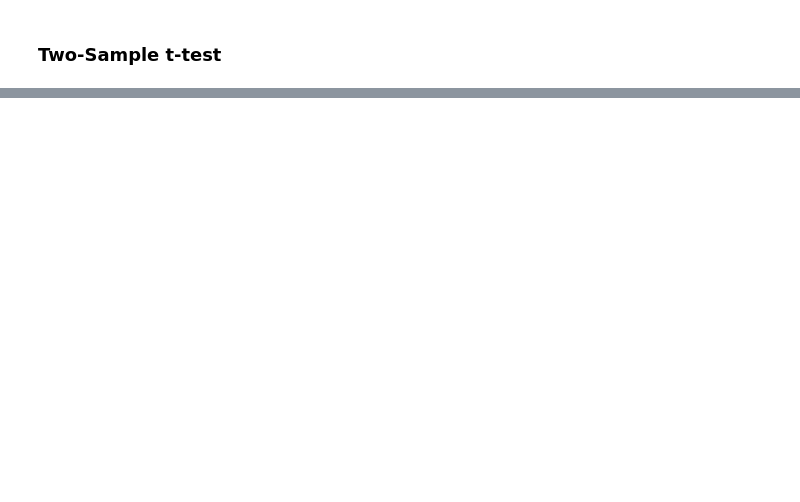
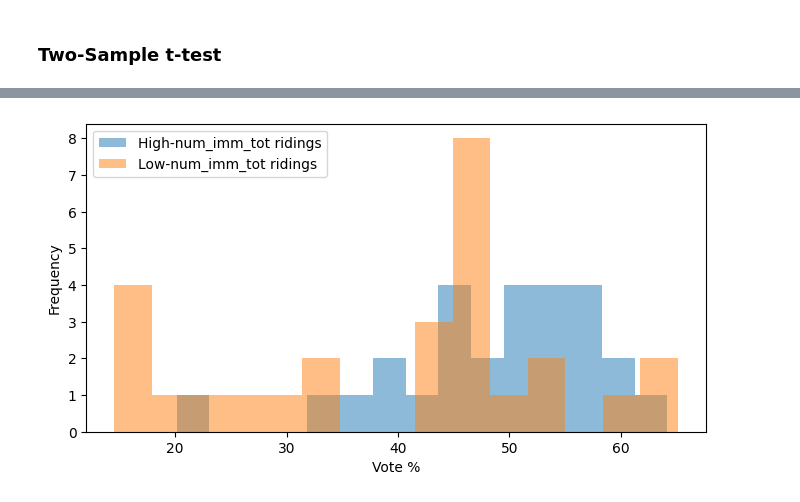
Before and after one commit to schoolofcities/urban-data-storytelling, a Jupyter notebook: urban-data-analytics/4-statistical-foundations/statistical-foundations.ipynb, the cells around one changed output, grey strips where cells are left out. Drawn from its saved outputs; the diff is of its cells as text; code cells hidden in the pictures; blank space fills up the shorter version.

```diff
--- a/urban-data-analytics/4-statistical-foundations/statistical-foundations.ipynb
+++ b/urban-data-analytics/4-statistical-foundations/statistical-foundations.ipynb
@@ -243,0 +295,10 @@ In case you want to do these more complex kinds of regression, the typical go to
+# %%
+plt.figure(figsize=(8, 4))
+plt.hist(high_data, bins=15, alpha=0.5, label=f'High-{census_var} ridings')
+plt.hist(low_data, bins=15, alpha=0.5, label=f'Low-{census_var} ridings')
+plt.xlabel('Vote %')
+plt.ylabel('Frequency')
+plt.legend()
+plt.show()
+# %% [output]
+[figure, added]
```
Also changed, not shown: parts of 9 cells of this notebook.
